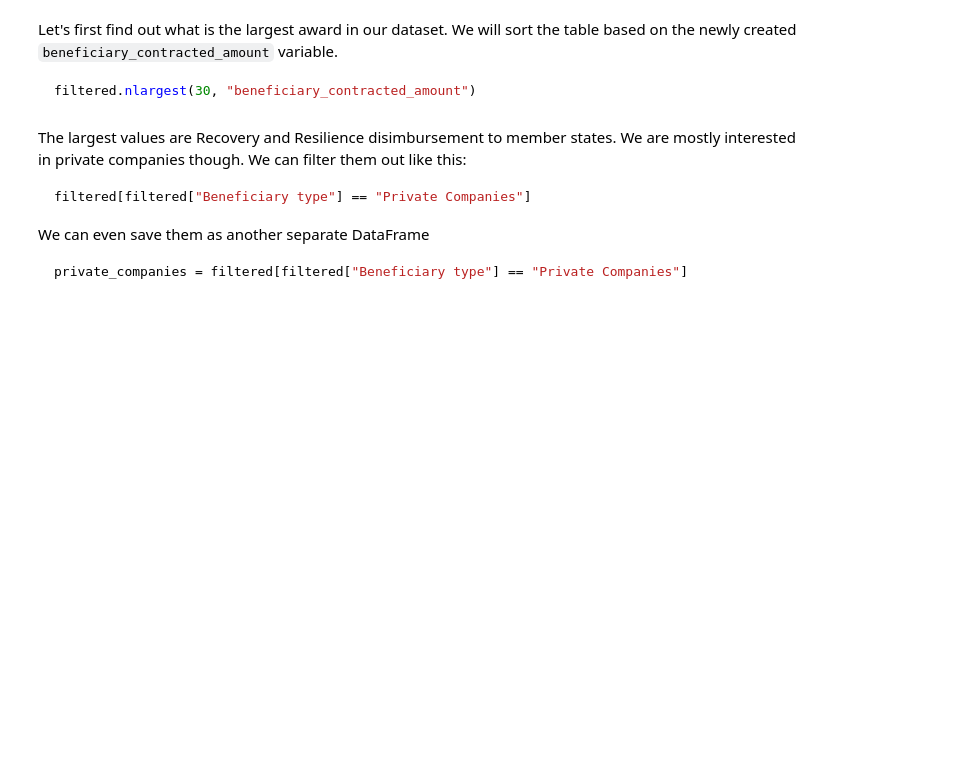
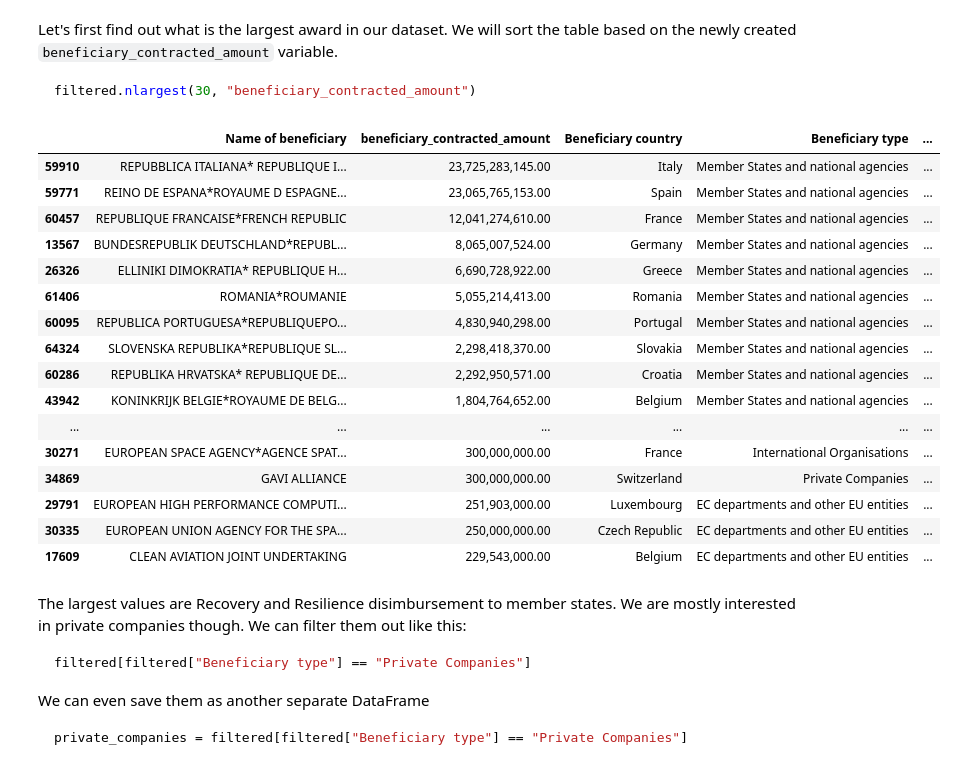
Before and after one commit to zufanka/2022-MIJ-PYTHON, a Jupyter notebook: 2-pandas.ipynb, the cells around one changed output. Saved outputs shown, nothing was run; the diff lists cells and outputs as text; code cells hidden in the pictures; blank space fills up the shorter version.

````diff
--- a/2-pandas.ipynb
+++ b/2-pandas.ipynb
@@ -69,6 +69,7 @@ import pandas as pd
 
 # and set some options for the max columns and number format
 pd.options.display.max_columns = 100
+pd.options.display.max_colwidth = 100
 pd.options.display.float_format = '{:,.2f}'.format
 # %% [markdown]
 We will be working with the most recent published year of EU spending (2021), using the data from [EU Financial Transparency System (FTS)](https://ec.europa.eu/budget/financial-transparency-system/index.html). You will find it in the `data` folder
@@ -153,6 +302,8 @@ We will save the output in a new column. To create a new column, we will use the
 ```python
 df["beneficiary_contracted_amount"] = pd.to_numeric(df["Beneficiary’s contracted amount (EUR)"].str.replace(",",""))
 ```
+# %%
+df["beneficiary_contracted_amount"] = pd.to_numeric(df["Beneficiary’s contracted amount (EUR)"].str.replace(",",""))
 # %% [markdown]
 Another step of cleaning we might want to do is filtering the data to only contain columns we want.
 
@@ -163,3 +314,9 @@ keep = ["Name of beneficiary", "beneficiary_contracted_amount", "Beneficiary cou
 # make a copy of a the DataFrame and use the same brackets as with selecting one column []
 filtered = df.copy()[keep]
 ```
+# %%
+# make a list of column names we would like to keep
+keep = ["Name of beneficiary", "beneficiary_contracted_amount", "Beneficiary country", "Beneficiary type" ,"Subject of grant or contract", "Programme name"]
+
+# make a copy of a the DataFrame and use the same brackets as with selecting one column []
+filtered = df.copy()[keep]
@@ -171,6 +344,26 @@ Let's first find out what is the largest award in our dataset. We will sort the
 ```python
 filtered.nlargest(30, "beneficiary_contracted_amount")
 ```
+# %%
+filtered.nlargest(30, "beneficiary_contracted_amount")
+# %% [output]
+|  | Name of beneficiary | beneficiary_contracted_amount | Beneficiary country | Beneficiary type | ... |
+| 59910 | REPUBBLICA ITALIANA* REPUBLIQUE I... | 23,725,283,145.00 | Italy | Member States and national agencies | ... |
+| 59771 | REINO DE ESPANA*ROYAUME D ESPAGNE... | 23,065,765,153.00 | Spain | Member States and national agencies | ... |
+| 60457 | REPUBLIQUE FRANCAISE*FRENCH REPUBLIC | 12,041,274,610.00 | France | Member States and national agencies | ... |
+| 13567 | BUNDESREPUBLIK DEUTSCHLAND*REPUBL... | 8,065,007,524.00 | Germany | Member States and national agencies | ... |
+| 26326 | ELLINIKI DIMOKRATIA* REPUBLIQUE H... | 6,690,728,922.00 | Greece | Member States and national agencies | ... |
+| 61406 | ROMANIA*ROUMANIE | 5,055,214,413.00 | Romania | Member States and national agencies | ... |
+| 60095 | REPUBLICA PORTUGUESA*REPUBLIQUEPO... | 4,830,940,298.00 | Portugal | Member States and national agencies | ... |
+| 64324 | SLOVENSKA REPUBLIKA*REPUBLIQUE SL... | 2,298,418,370.00 | Slovakia | Member States and national agencies | ... |
+| 60286 | REPUBLIKA HRVATSKA* REPUBLIQUE DE... | 2,292,950,571.00 | Croatia | Member States and national agencies | ... |
+| 43942 | KONINKRIJK BELGIE*ROYAUME DE BELG... | 1,804,764,652.00 | Belgium | Member States and national agencies | ... |
+| ... | ... | ... | ... | ... | ... |
+| 30271 | EUROPEAN SPACE AGENCY*AGENCE SPAT... | 300,000,000.00 | France | International Organisations | ... |
+| 34869 | GAVI ALLIANCE | 300,000,000.00 | Switzerland | Private Companies | ... |
+| 29791 | EUROPEAN HIGH PERFORMANCE COMPUTI... | 251,903,000.00 | Luxembourg | EC departments and other EU entities | ... |
+| 30335 | EUROPEAN UNION AGENCY FOR THE SPA... | 250,000,000.00 | Czech Republic | EC departments and other EU entities | ... |
+| 17609 | CLEAN AVIATION JOINT UNDERTAKING | 229,543,000.00 | Belgium | EC departments and other EU entities | ... |
 # %% [markdown]
 The largest values are Recovery and Resilience disimbursement to member states. We are mostly interested in private companies though. We can filter them out like this:
 
````
Also changed, not shown: parts of 22 cells of this notebook.
